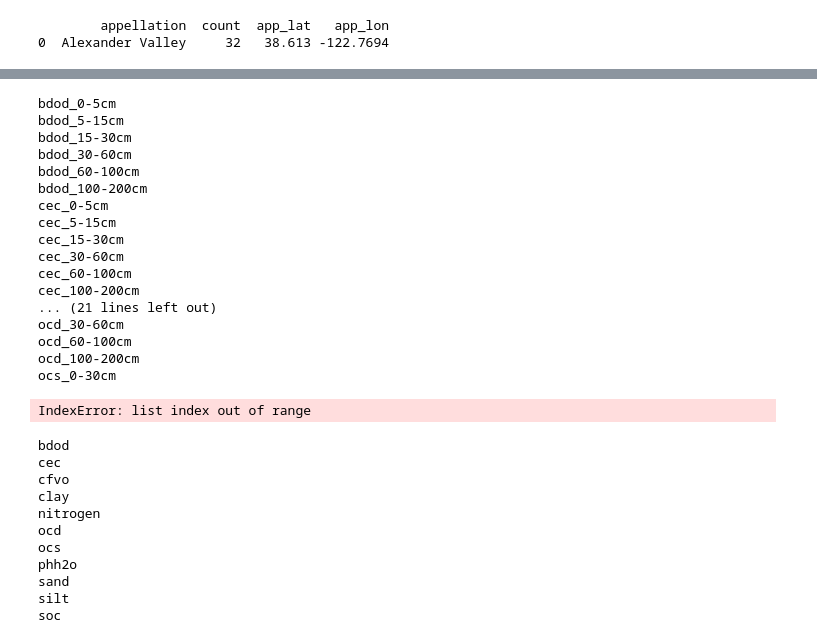
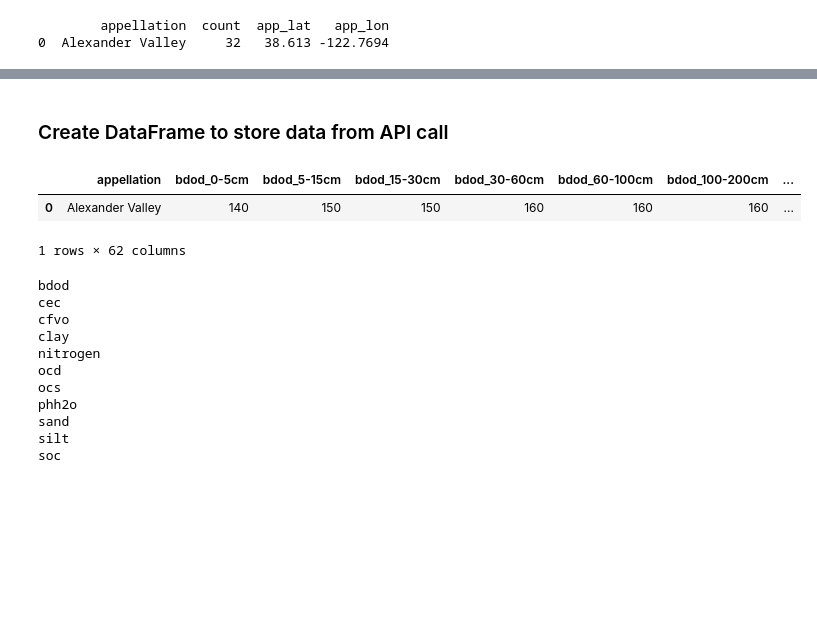
Before and after one commit to ndxn/Partners-in-Wine, a Jupyter notebook: Wine_soil.ipynb, the cells around one changed output, grey strips where cells are left out. Saved outputs shown, nothing was run; the diff lists cells and outputs as text; code cells hidden in the pictures; blank space fills up the shorter version.

```diff
--- a/Wine_soil.ipynb
+++ b/Wine_soil.ipynb
@@ -83,5 +68,5 @@ print(appellations_geo_df.loc[[0][0:1]])
         appellation  count  app_lat   app_lon
 0  Alexander Valley     32   38.613 -122.7694
 # %%
-for i in range(len(appellations_geo_df)):
-    print(appellations_geo_df.iloc[i,0])
+#for i in range(len(appellations_geo_df)):
+#    print(appellations_geo_df.iloc[i,0])
@@ -106,35 +73,21 @@ Yountville
+# %% [markdown]
+### Create DataFrame to store data from API call
 # %%
-# Initialize DF via looping through json
+# Dummy call of API to get column names
 appLon = appellations_geo_df.iloc[0,3]
 appLat = appellations_geo_df.iloc[0, 2]
 url = f'https://rest.soilgrids.org/soilgrids/v2.0/properties/query?lon={appLon}&lat={appLat}&property=bdod&property=cec&property=cfvo&property=clay&property=nitrogen&property=ocd&property=ocs&property=phh2o&property=sand&property=silt&property=soc&depth=0-5cm&depth=0-30cm&depth=5-15cm&depth=15-30cm&depth=30-60cm&depth=60-100cm&depth=100-200cm&value=Q0.5&value=Q0.05&value=Q0.95&value=mean&value=uncertainty'
 appellation_sample = requests.get(url).json()
 appellation_sample
-
-soils_df: pd.DataFrame = []
-#pd.DataFrame(columns = ['appellation', 'coordinates'])
-soils_df
-
-# Get column name
-for i in range(len(appellation_sample['properties']['layers'])):
-    for j in range(len(appellation_sample['properties']['layers'][0]['depths'])):
-        print(f"{appellation_sample['properties']['layers'][i]['name']}_{appellation_soil_json['properties']['layers'][i]['depths'][j]['label']}")
-# %% [output]
-bdod_0-5cm
-bdod_5-15cm
-bdod_15-30cm
-bdod_30-60cm
-bdod_60-100cm
-bdod_100-200cm
-cec_0-5cm
-cec_5-15cm
-cec_15-30cm
-cec_30-60cm
-cec_60-100cm
-cec_100-200cm
-... (21 lines left out)
-ocd_30-60cm
-ocd_60-100cm
-ocd_100-200cm
-ocs_0-30cm
-IndexError: list index out of range
+# %%
+# Initialize list for column names
+soils_columns = []
+soils_columns.append('appellation')
+# Get column name
+for i in range(len(appellation_sample['properties']['layers'])):
+    for j in range(len(appellation_sample['properties']['layers'][i]['depths'])):
+        soils_columns.append(f"{appellation_sample['properties']['layers'][i]['name']}_{appellation_soil_json['properties']['layers'][i]['depths'][j]['label']}")
+soils_columns
+
+# Initialize DataFrame
+soils_df: pd.DataFrame = pd.DataFrame(columns = soils_columns)
@@ -140,0 +96,14 @@ IndexError: list index out of range
+# %%
+soils_rows = []
+soils_rows.append(appellations_geo_df.iloc[0,0])
+
+for i in range(len(appellation_sample['properties']['layers'])):
+    for j in range(len(appellation_sample['properties']['layers'][i]['depths'])):
+        soils_rows.append(appellation_sample['properties']['layers'][i]['depths'][j]['values']['Q0.5'])
+# %%
+soils_df.loc[len(soils_df)] = soils_rows
+soils_df
+# %% [output]
+|  | appellation | bdod_0-5cm | bdod_5-15cm | bdod_15-30cm | bdod_30-60cm | bdod_60-100cm | bdod_100-200cm | ... |
+| 0 | Alexander Valley | 140 | 150 | 150 | 160 | 160 | 160 | ... |
+1 rows × 62 columns
```
Also changed, not shown: parts of 6 cells of this notebook.
